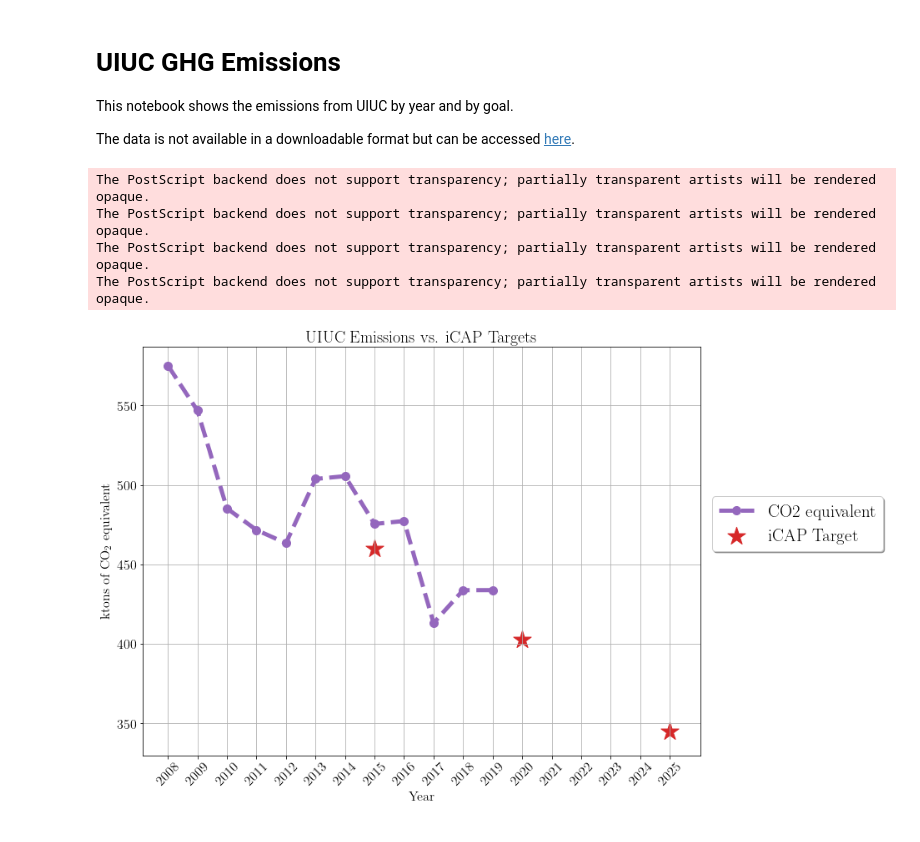
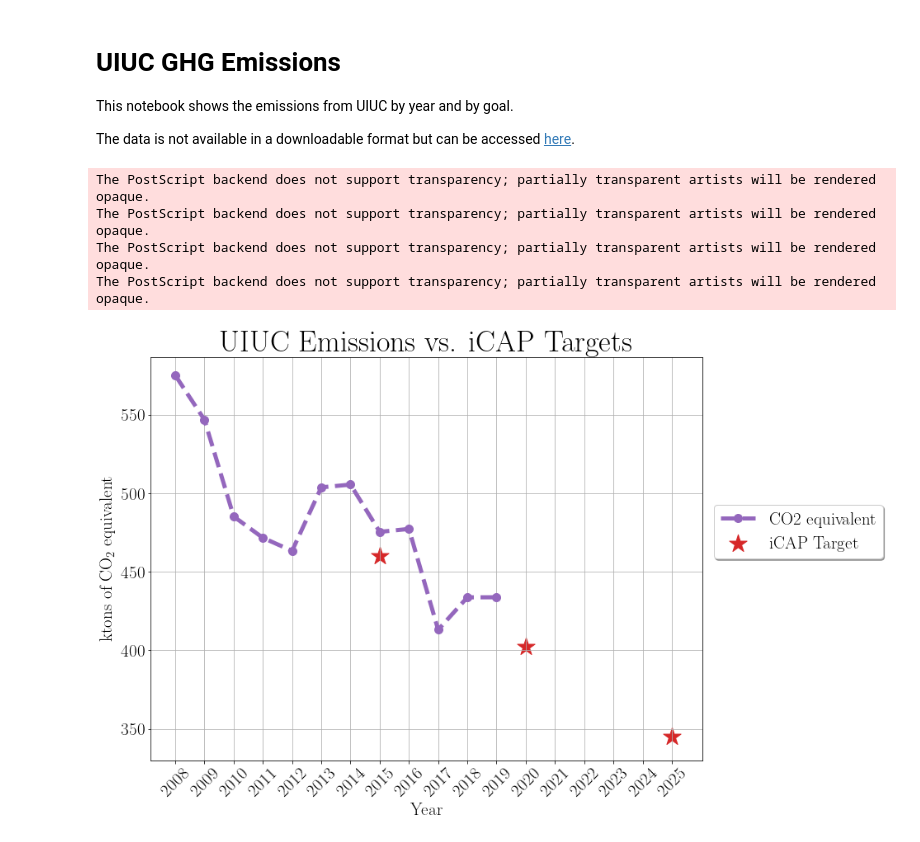
Before and after one commit to arfc/pride, a Jupyter notebook: data_processing/ghg_emissions.ipynb, the cells around one changed output. Cells and saved outputs as stored; diff of their text form; code cells hidden in the pictures.

Commit message:
fixes figures in notebooks

```diff
--- a/data_processing/ghg_emissions.ipynb
+++ b/data_processing/ghg_emissions.ipynb
@@ -16,28 +16,28 @@ plt.rcParams['font.family'] = 'serif'
 # %%
 # years of available data
 years = np.arange(2008, 2020, 1).astype(int)
 goalyr = np.arange(2008, 2026, 1).astype(int)
 # in ktons of CO2eq
 emissions = np.array([575.088, 546.778, 485.208, 471.628, 463.343, 503.747, 505.503,
                       475.418, 477.287, 413.106, 433.751, 433.797])
 goals = {2015:459.875, 2020:402.562, 2025:344.906}
 
 plt.plot(years, emissions, label="CO2 equivalent", marker='o', lw=5, linestyle='--',
          color='tab:purple', markersize=10)
 plt.scatter(goals.keys(), goals.values(), label='iCAP Target', marker='*', s=500, color='tab:red')
-plt.title("UIUC Emissions vs. iCAP Targets", fontsize=20)
-plt.ylabel("ktons of CO$_2$ equivalent", fontsize=16)
-plt.yticks(fontsize=16)
-plt.xlabel("Year", fontsize=16)
-plt.xticks(goalyr, fontsize=16, rotation=45)
+plt.title("UIUC Emissions vs. iCAP Targets", fontsize=36)
+plt.ylabel("ktons of CO$_2$ equivalent", fontsize=21)
+plt.yticks(fontsize=21)
+plt.xlabel("Year", fontsize=21)
+plt.xticks(goalyr, fontsize=21, rotation=45)
 plt.grid(which='major')
-plt.legend(loc=(1.02,0.5),fancybox=True, shadow=True, fontsize=12,prop={'size': 21})
+plt.legend(loc=(1.02,0.5),fancybox=True, shadow=True, fontsize=21,prop={'size': 21})
 # plt.show()
 plt.savefig("../publications/papers/optimal-sizing-paper/images/icap_goals.pgf")
 plt.savefig("../publications/papers/optimal-sizing-paper/images/icap_goals.eps", bbox_inches='tight')
 # %% [output]
 The PostScript backend does not support transparency; partially transparent artists will be rendered opaque.
 The PostScript backend does not support transparency; partially transparent artists will be rendered opaque.
 The PostScript backend does not support transparency; partially transparent artists will be rendered opaque.
 The PostScript backend does not support transparency; partially transparent artists will be rendered opaque.
-[figure, old version]
+[figure, new version]
```
Also changed, not shown: 1 other file.
